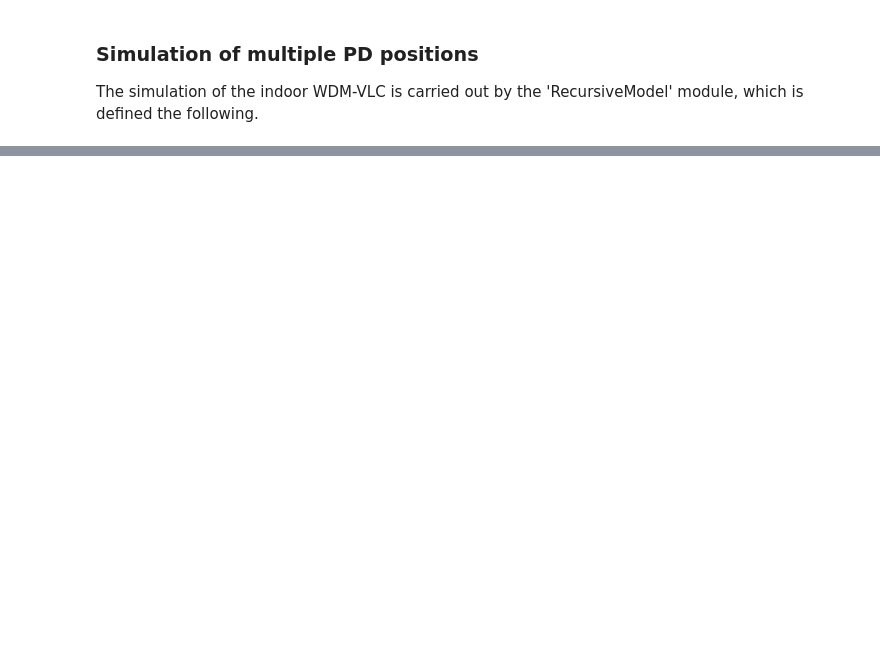
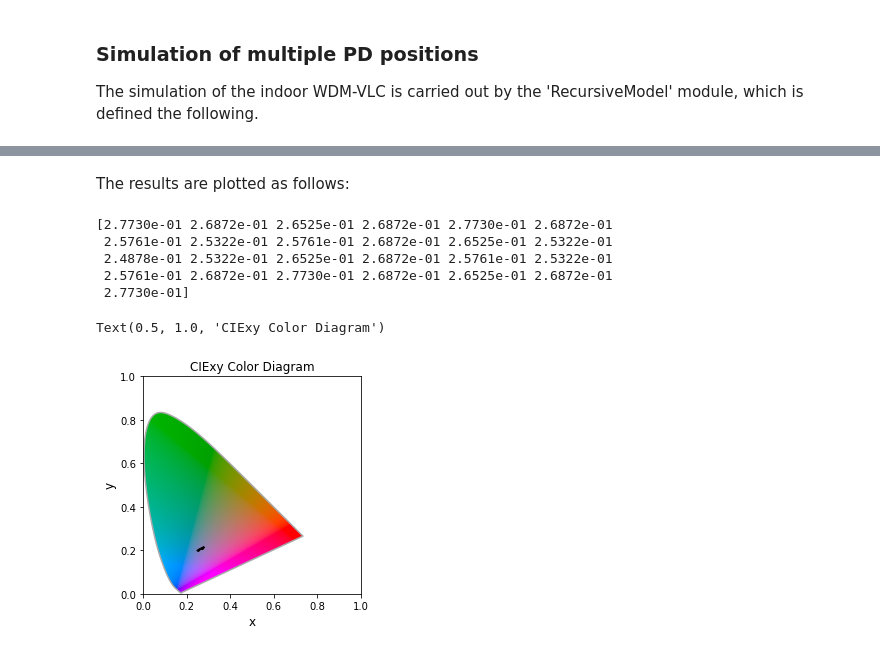
Before and after one commit to jufgutierrezgo/csk-optimization, a Jupyter notebook: source/characterization.ipynb, the cells around one changed output, grey strips where cells are left out. Cells and saved outputs as stored; diff of their text form; code cells hidden in the pictures; blank space fills up the shorter version.

```diff
--- a/source/characterization.ipynb
+++ b/source/characterization.ipynb
@@ -25,7 +29,7 @@ transmitter = Transmitter(
             normal=[0, 0, -1],
             mlambert=1,
             wavelengths=[620, 530, 475],
-            fwhm=[20, 45, 20],
+            fwhm=[20, 30, 20],
             modulation='ieee16',
             luminous_flux=5000
                     )
@@ -92,7 +100,7 @@ room = Indoorenv(
         "Room",
         size=[5, 5, 3],
         no_reflections=10,
-        resolution=1/10,
+        resolution=1/8,
         ceiling=[0.82, 0.71, 0.64],
         west=[0.82, 0.71, 0.64],
         north=[0.82, 0.71, 0.64],
@@ -101,7 +109,6 @@ room = Indoorenv(
         floor=[0.635, 0.61, 0.58]
             )
 room.create_environment(transmitter, pd)
-print(room)
 # %% [output]
  Creating parameters of indoor environment ...
 Parameters created!
@@ -177,0 +212,22 @@ for i in range(nx):
+# %% [markdown]
+The results are plotted as follows:
+# %%
+#plt.figure(figsize=(100,100))
+ax = lx.plot_chromaticity_diagram_colors()
+xyz_points = np.array(xyz_list)
+# print(xyz_points[:, 0, 0])
+ax.scatter(
+    x=xyz_points[:, 0, 0],
+    y=xyz_points[:, 0, 1],
+    s=1,
+    c='black'
+    )
+plt.title("CIExy Color Diagram")
+# %% [output]
+[2.7730e-01 2.6872e-01 2.6525e-01 2.6872e-01 2.7730e-01 2.6872e-01
+ 2.5761e-01 2.5322e-01 2.5761e-01 2.6872e-01 2.6525e-01 2.5322e-01
+ 2.4878e-01 2.5322e-01 2.6525e-01 2.6872e-01 2.5761e-01 2.5322e-01
+ 2.5761e-01 2.6872e-01 2.7730e-01 2.6872e-01 2.6525e-01 2.6872e-01
+ 2.7730e-01]
+Text(0.5, 1.0, 'CIExy Color Diagram')
+[figure, added]
```
Also changed, not shown: parts of 10 cells of this notebook.
